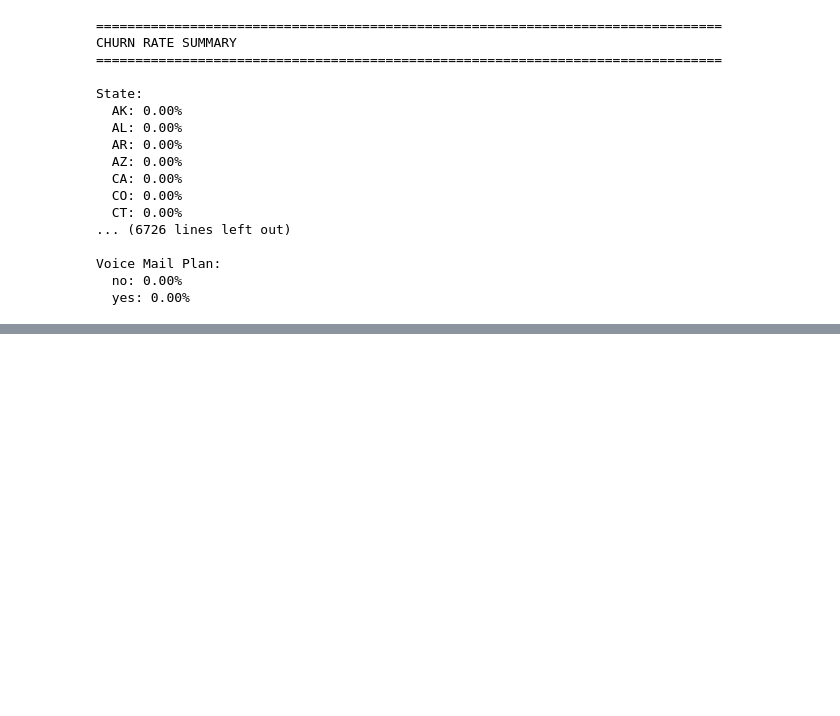
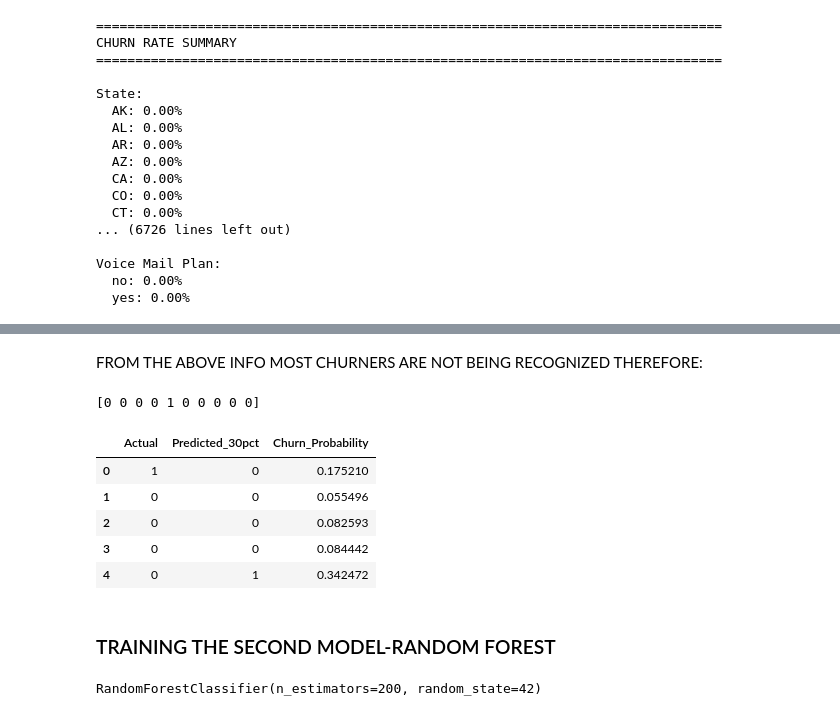
Before and after one commit to workerbeedez/Last-Project, a Jupyter notebook: churn.ipynb, the cells around one changed output, grey strips where cells are left out. Saved outputs shown, nothing was run; the diff lists cells and outputs as text; code cells hidden in the pictures; blank space fills up the shorter version.

```diff
--- a/churn.ipynb
+++ b/churn.ipynb
@@ -500,0 +689,5 @@ Customers WITHOUT CHURN:
+# %%
+from sklearn.linear_model import LogisticRegression
+
+log_model = LogisticRegression(max_iter=1000)
+log_model.fit(X_train, y_train)
@@ -500,0 +704,11 @@ Customers WITHOUT CHURN:
+# %%
+from sklearn.preprocessing import StandardScaler
+from sklearn.linear_model import LogisticRegression
+from sklearn.pipeline import Pipeline
+
+pipeline = Pipeline([
+    ('scaler', StandardScaler()),
+    ('logreg', LogisticRegression(max_iter=5000, solver='lbfgs'))
+])
+
+pipeline.fit(X_train, y_train)
@@ -500,0 +718,3 @@ Customers WITHOUT CHURN:
+# %%
+# training the pipeline
+pipeline.fit(X_train, y_train)
@@ -500,0 +793,37 @@ Customers WITHOUT CHURN:
+# %% [markdown]
+FROM THE ABOVE INFO MOST CHURNERS ARE NOT BEING RECOGNIZED THEREFORE:
+# %%
+y_prob = pipeline.predict_proba(X_test)
+churn_pred_30 = (y_prob[:, 1] >= 0.30).astype(int)
+# %%
+print(churn_pred_30[:10])
+# %% [output]
+[0 0 0 0 1 0 0 0 0 0]
+# %%
+comparison = pd.DataFrame({
+    "Actual": y_test.values,
+    "Predicted_30pct": churn_pred_30,
+    "Churn_Probability": y_prob[:, 1]
+})
+
+comparison.head()
+# %% [output]
+|  | Actual | Predicted_30pct | Churn_Probability |
+| 0 | 1 | 0 | 0.175210 |
+| 1 | 0 | 0 | 0.055496 |
+| 2 | 0 | 0 | 0.082593 |
+| 3 | 0 | 0 | 0.084442 |
+| 4 | 0 | 1 | 0.342472 |
+# %% [markdown]
+### TRAINING THE SECOND MODEL-RANDOM FOREST
+# %%
+from sklearn.ensemble import RandomForestClassifier
+
+rf_model = RandomForestClassifier(
+    n_estimators=200,
+    random_state=42
+)
+
+rf_model.fit(X_train, y_train)
+# %% [output]
+RandomForestClassifier(n_estimators=200, random_state=42)
```
Also changed, not shown: parts of 32 cells of this notebook.
